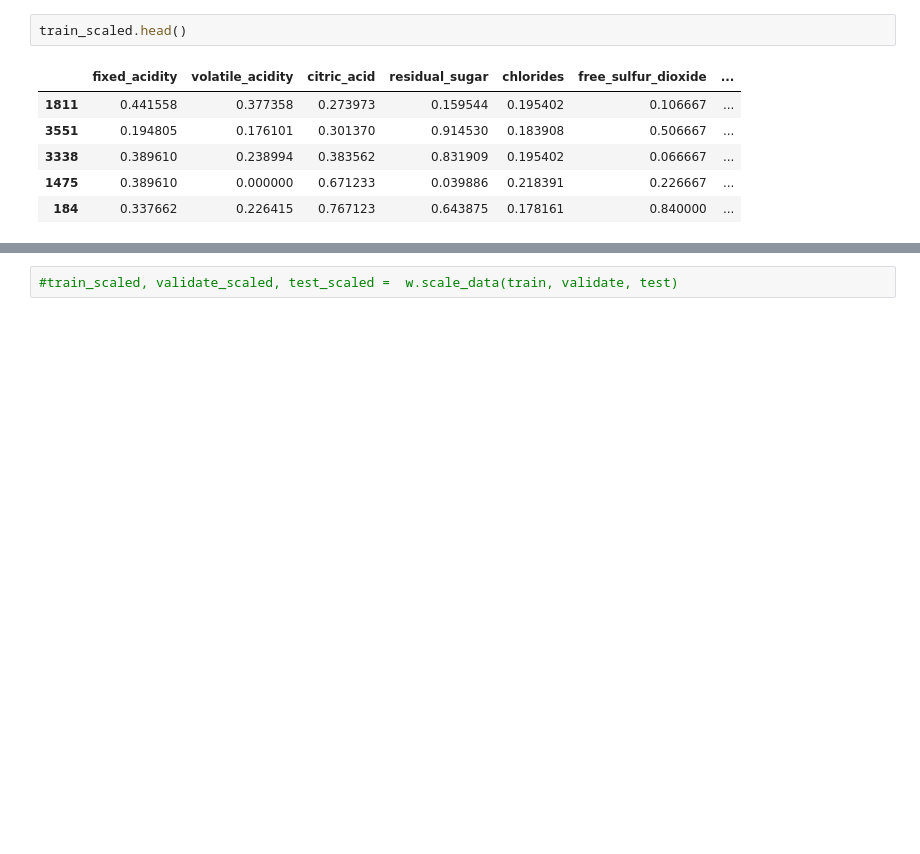
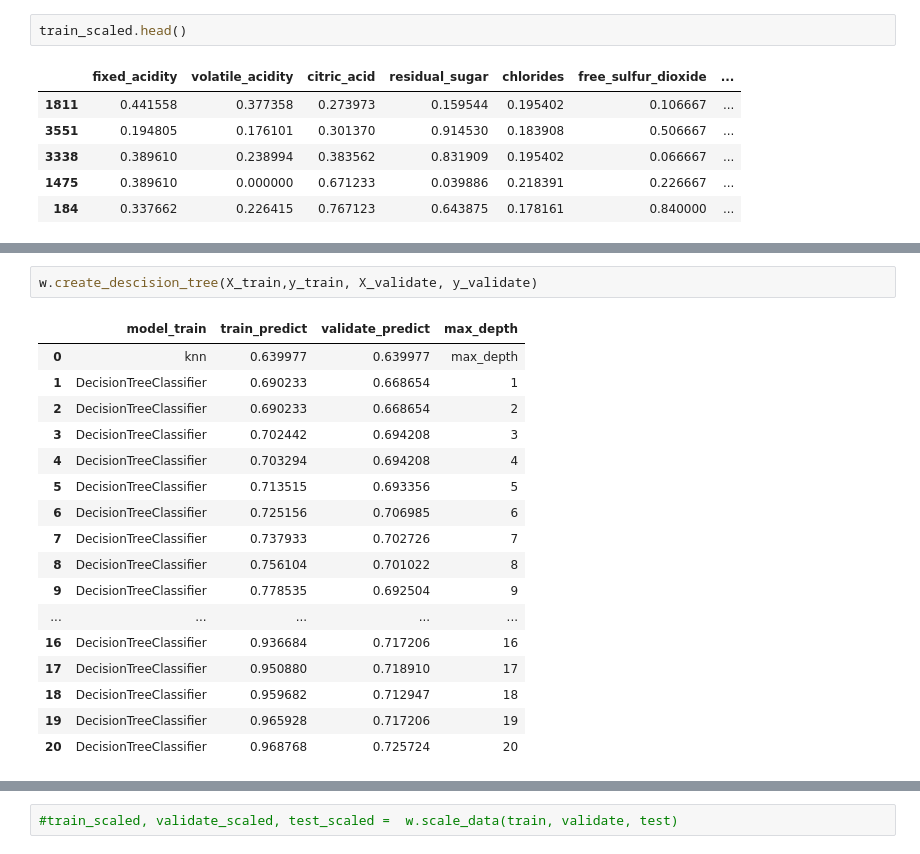
Before and after one commit to pagelwine/wine_project, a Jupyter notebook: final-project.ipynb, the cells around one changed output, grey strips where cells are left out. Cells and saved outputs as stored; diff of their text form; blank space fills up the shorter version.

```diff
--- a/final-project.ipynb
+++ b/final-project.ipynb
@@ -444,0 +467,20 @@ w.super_classification_model(X_train,y_train, X_validate, y_validate, max_depth
+# %%
+w.create_descision_tree(X_train,y_train, X_validate, y_validate)
+# %% [output]
+|  | model_train | train_predict | validate_predict | max_depth |
+| 0 | knn | 0.639977 | 0.639977 | max_depth |
+| 1 | DecisionTreeClassifier | 0.690233 | 0.668654 | 1 |
+| 2 | DecisionTreeClassifier | 0.690233 | 0.668654 | 2 |
+| 3 | DecisionTreeClassifier | 0.702442 | 0.694208 | 3 |
+| 4 | DecisionTreeClassifier | 0.703294 | 0.694208 | 4 |
+| 5 | DecisionTreeClassifier | 0.713515 | 0.693356 | 5 |
+| 6 | DecisionTreeClassifier | 0.725156 | 0.706985 | 6 |
+| 7 | DecisionTreeClassifier | 0.737933 | 0.702726 | 7 |
+| 8 | DecisionTreeClassifier | 0.756104 | 0.701022 | 8 |
+| 9 | DecisionTreeClassifier | 0.778535 | 0.692504 | 9 |
+| ... | ... | ... | ... | ... |
+| 16 | DecisionTreeClassifier | 0.936684 | 0.717206 | 16 |
+| 17 | DecisionTreeClassifier | 0.950880 | 0.718910 | 17 |
+| 18 | DecisionTreeClassifier | 0.959682 | 0.712947 | 18 |
+| 19 | DecisionTreeClassifier | 0.965928 | 0.717206 | 19 |
+| 20 | DecisionTreeClassifier | 0.968768 | 0.725724 | 20 |
```
Also changed, not shown: parts of 36 cells of this notebook, 1 other file.
